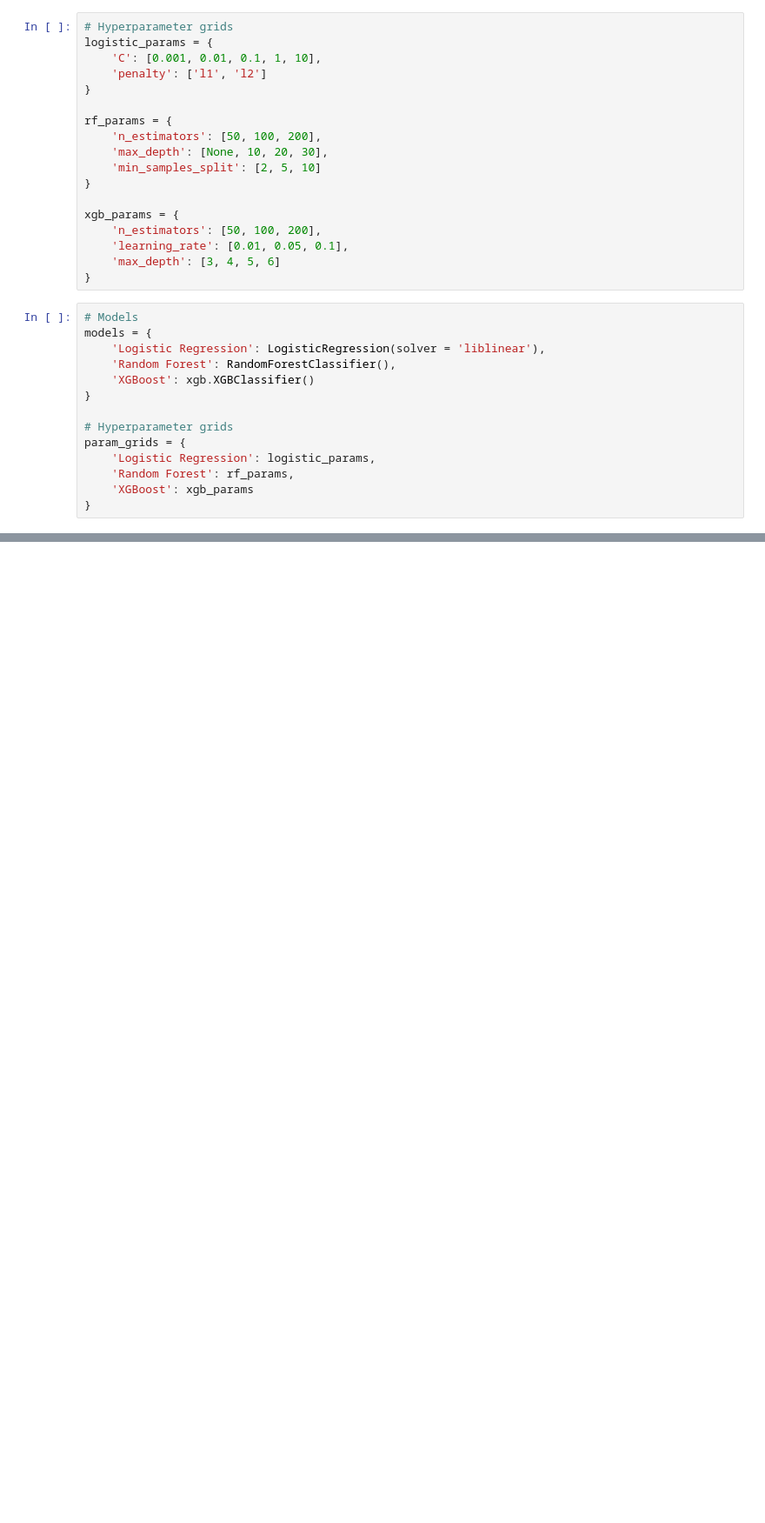
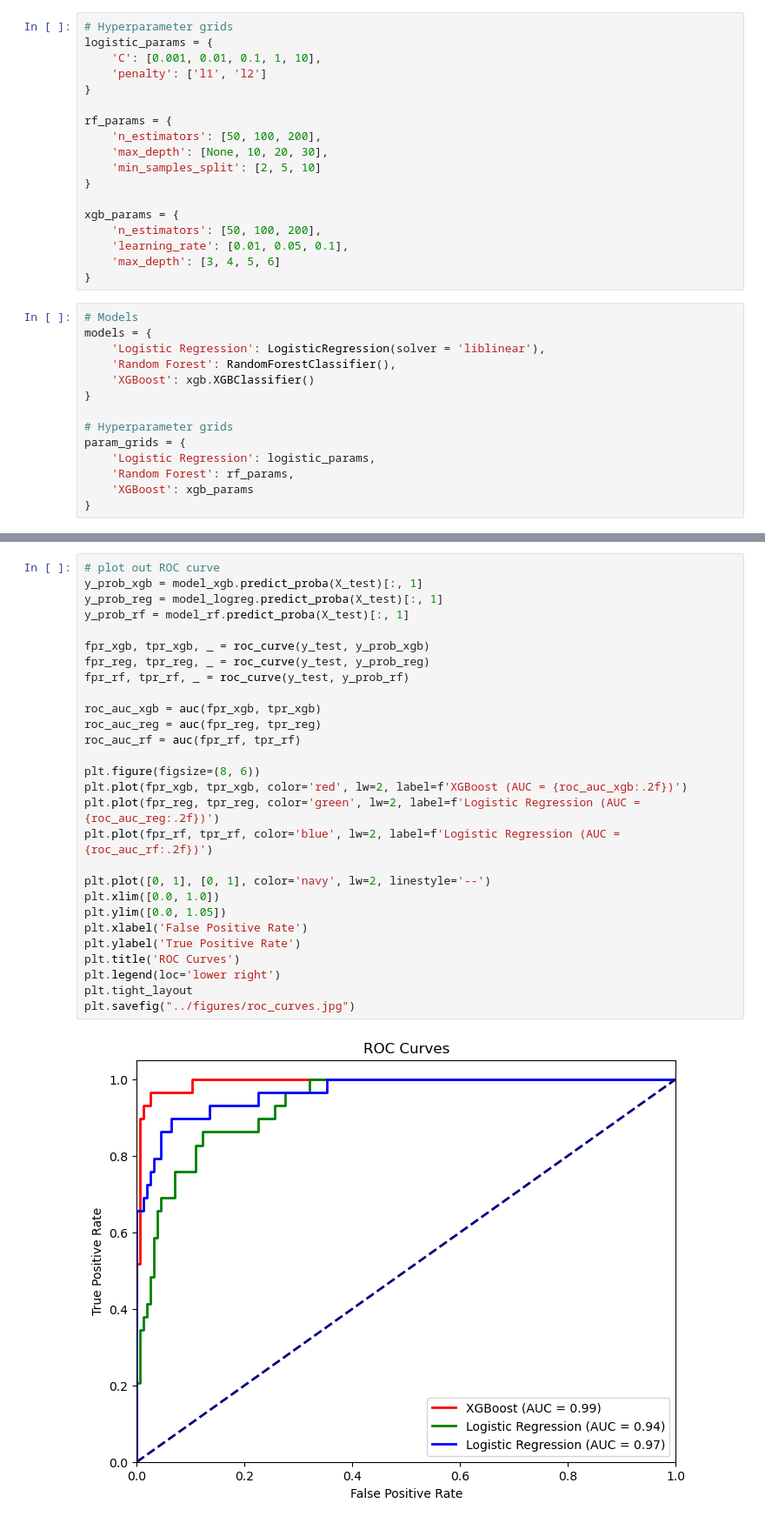
Before and after one commit to Cyngua/HCV-Data-Dashboard, a Jupyter notebook: src/model_training.ipynb, the cells around one changed output, grey strips where cells are left out. Shown: that part at 87% size. Cells and saved outputs as stored; diff of their text form; blank space fills up the shorter version.

```diff
--- a/src/model_training.ipynb
+++ b/src/model_training.ipynb
@@ -273,0 +286,30 @@ Text(0.5, 1.0, 'Confusion Matrix (Random Forest)')
+# %%
+# plot out ROC curve
+y_prob_xgb = model_xgb.predict_proba(X_test)[:, 1]
+y_prob_reg = model_logreg.predict_proba(X_test)[:, 1]
+y_prob_rf = model_rf.predict_proba(X_test)[:, 1]
+
+fpr_xgb, tpr_xgb, _ = roc_curve(y_test, y_prob_xgb)
+fpr_reg, tpr_reg, _ = roc_curve(y_test, y_prob_reg)
+fpr_rf, tpr_rf, _ = roc_curve(y_test, y_prob_rf)
+
+roc_auc_xgb = auc(fpr_xgb, tpr_xgb)
+roc_auc_reg = auc(fpr_reg, tpr_reg)
+roc_auc_rf = auc(fpr_rf, tpr_rf)
+
+plt.figure(figsize=(8, 6))
+plt.plot(fpr_xgb, tpr_xgb, color='red', lw=2, label=f'XGBoost (AUC = {roc_auc_xgb:.2f})')
+plt.plot(fpr_reg, tpr_reg, color='green', lw=2, label=f'Logistic Regression (AUC = {roc_auc_reg:.2f})')
+plt.plot(fpr_rf, tpr_rf, color='blue', lw=2, label=f'Logistic Regression (AUC = {roc_auc_rf:.2f})')
+
+plt.plot([0, 1], [0, 1], color='navy', lw=2, linestyle='--')
+plt.xlim([0.0, 1.0])
+plt.ylim([0.0, 1.05])
+plt.xlabel('False Positive Rate')
+plt.ylabel('True Positive Rate')
+plt.title('ROC Curves')
+plt.legend(loc='lower right')
+plt.tight_layout
+plt.savefig("../figures/roc_curves.jpg")
+# %% [output]
+[figure, added]
```
Also changed, not shown: parts of 9 cells of this notebook, 1 other file.
